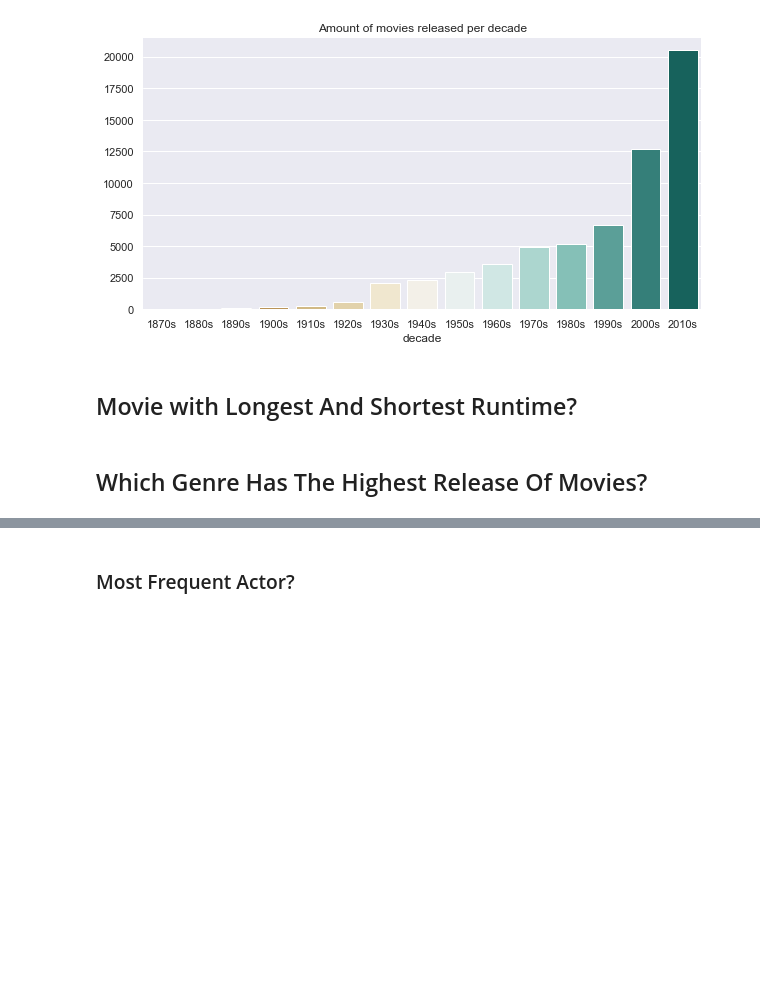
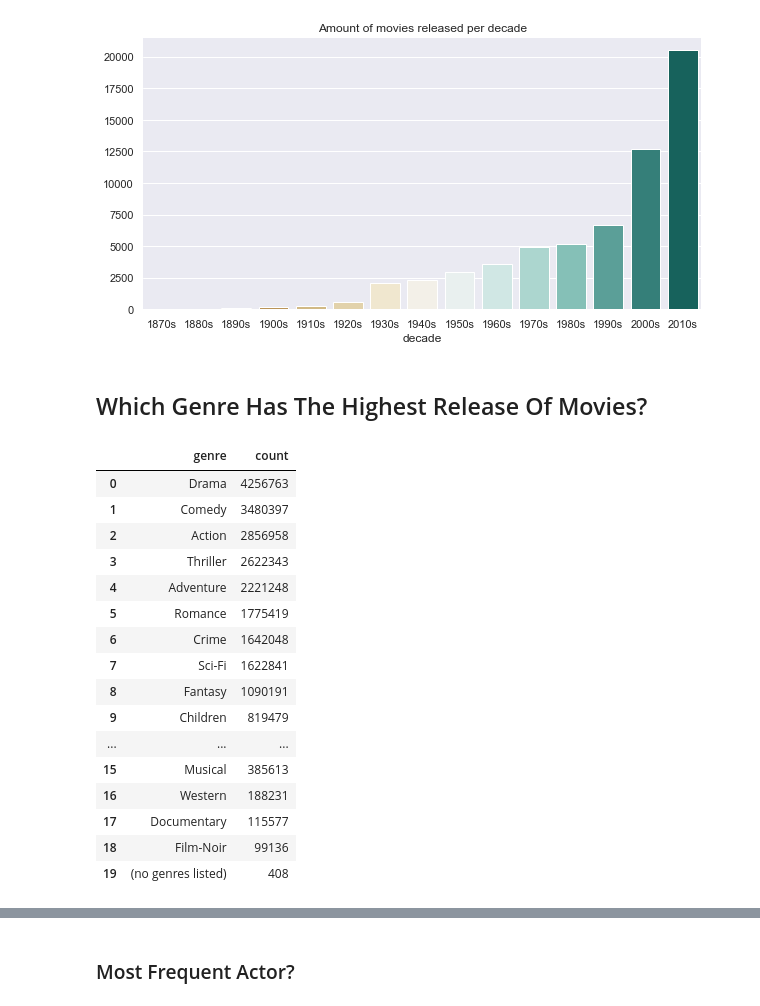
Before and after one commit to EDSATeam11/unsupervised-predict-streamlit-template, a Jupyter notebook: main.ipynb, the cells around one changed output, grey strips where cells are left out. Cells and saved outputs as stored; diff of their text form; code cells hidden in the pictures; blank space fills up the shorter version.

```diff
--- a/main.ipynb
+++ b/main.ipynb
@@ -596,2 +572,0 @@ with sns.axes_style('whitegrid'):
-# %% [markdown]
-## Movie with Longest And Shortest Runtime?
@@ -604,22 +573,18 @@ data['runtime'] = data['runtime'].replace(0,np.NAN)
 # %% [markdown]
 ## Which Genre Has The Highest Release Of Movies?
 # %%
-#make a function will will split the string and return the count of each genre.
-def count_genre(x):
-    #concatenate all the rows of the genres.
-    data_plot = data[x].str.cat(sep = '|')
-    df = pd.Series(data_plot.split('|'))
-    #conts each of the genre and return.
-    info = df.value_counts(ascending=False)
-    return info
+#make a function that will split the string and return the count of each genre.
+def count_genre(string):
+  '''
+  This function will split a string based on '|' and
+  return the count of each genre.
+  params: string (str)
+  return: counter
+  '''
+  #concatenate all the rows of the genres.
+  data_plot = data[string].str.cat(sep = '|')
+  df = pd.Series(data_plot.split('|'))
 
-#call the function for counting the movies of each genre.
-total_genre_movies = count_genre('genres')
-#plot a 'barh' plot using plot function for 'genre vs number of movies'.
-total_genre_movies.plot(kind= 'barh',figsize = (13,6),fontsize=12,colormap='tab20c')
-
-#setup the title and the labels of the plot.
-plt.title("Genre With Highest Release",fontsize=15)
-plt.xlabel('Number Of Movies',fontsize=13)
-plt.ylabel("Genres",fontsize= 13)
-sns.set_style("whitegrid")
+  #counts each of the genre and return.
+  counter = df.value_counts(ascending=False)
+  return counter
@@ -642,0 +591,24 @@ plt.tight_layout()
+# %%
+#call the function for counting the movies of each genre.
+total_genre_movies = pd.DataFrame(count_genre('genres'))
+total_genre_movies = total_genre_movies.reset_index()
+total_genre_movies =  total_genre_movies.rename(columns={'index': 'genre',0:'count'})
+total_genre_movies
+# %% [output]
+|  | genre | count |
+| 0 | Drama | 4256763 |
+| 1 | Comedy | 3480397 |
+| 2 | Action | 2856958 |
+| 3 | Thriller | 2622343 |
+| 4 | Adventure | 2221248 |
+| 5 | Romance | 1775419 |
+| 6 | Crime | 1642048 |
+| 7 | Sci-Fi | 1622841 |
+| 8 | Fantasy | 1090191 |
+| 9 | Children | 819479 |
+| ... | ... | ... |
+| 15 | Musical | 385613 |
+| 16 | Western | 188231 |
+| 17 | Documentary | 115577 |
+| 18 | Film-Noir | 99136 |
+| 19 | (no genres listed) | 408 |
```
Also changed, not shown: parts of 7 cells of this notebook.
